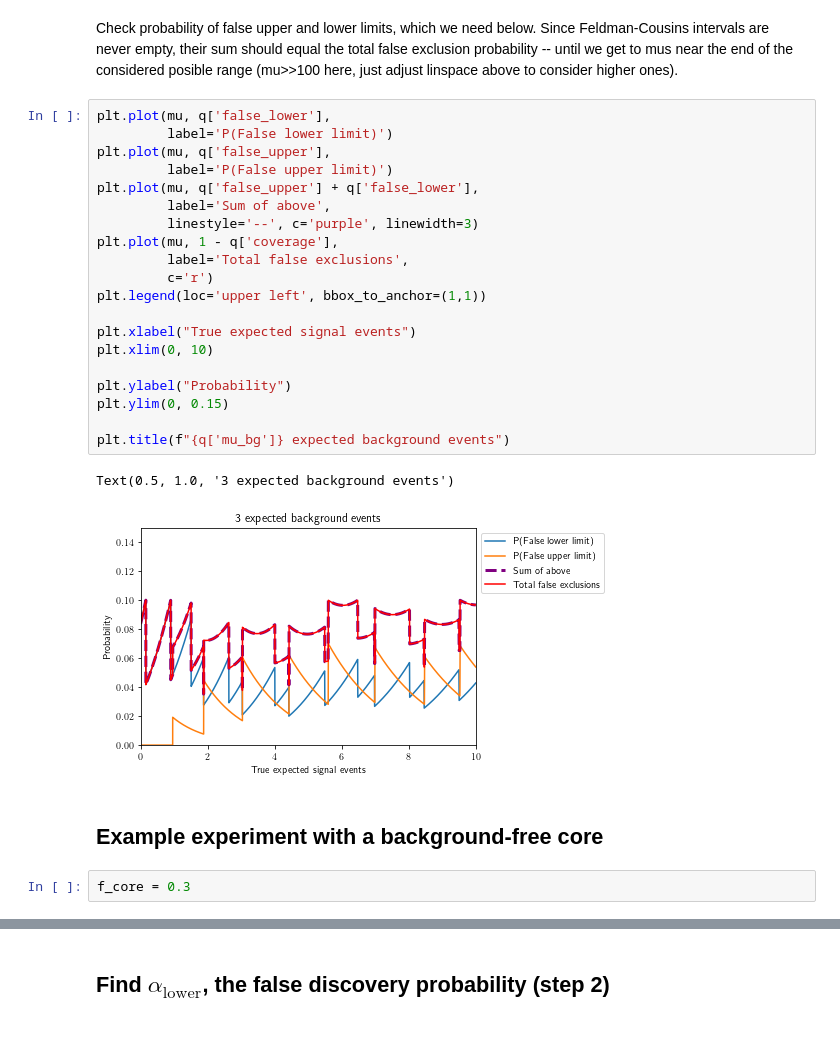
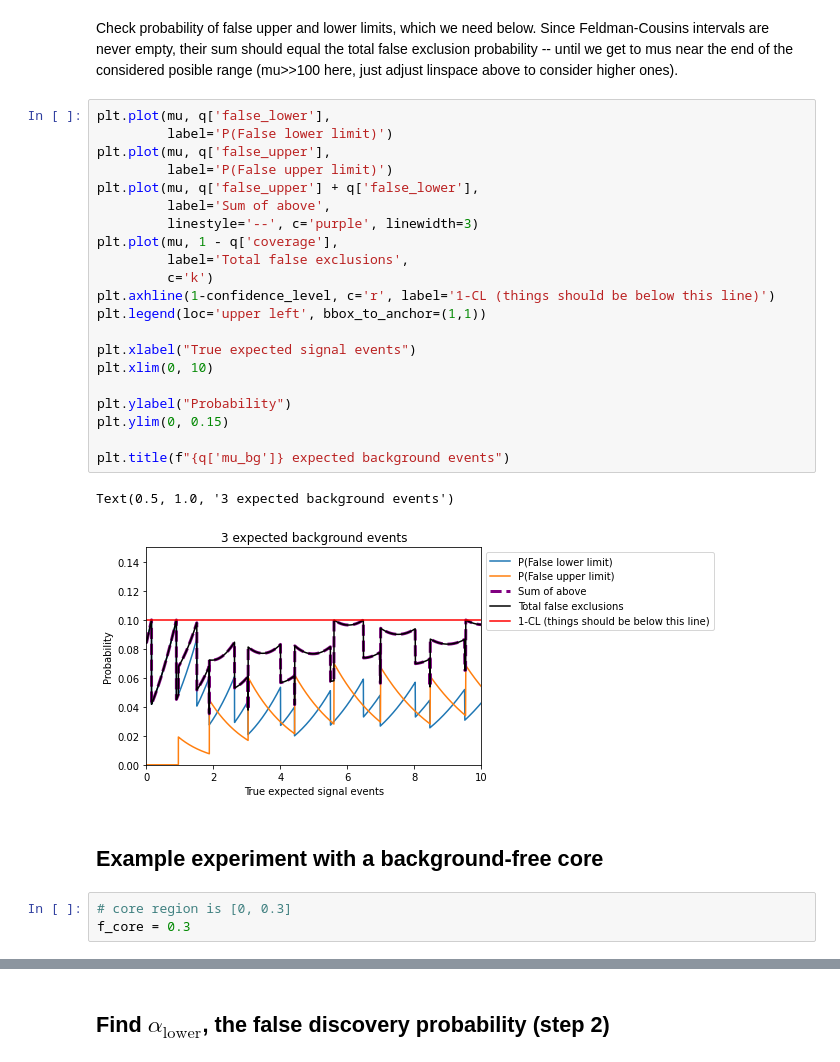
Before and after one commit to plt109/deficithawks, a Jupyter notebook: discovery.ipynb, the cells around one changed output, grey strips where cells are left out. Saved outputs shown, nothing was run; the diff lists cells and outputs as text; blank space fills up the shorter version.

```diff
--- a/discovery.ipynb
+++ b/discovery.ipynb
@@ -168,30 +215,32 @@ Check probability of false upper and lower limits, which we need below. Since Fe
 # %%
 plt.plot(mu, q['false_lower'],
          label='P(False lower limit)')
 plt.plot(mu, q['false_upper'],
          label='P(False upper limit)')
 plt.plot(mu, q['false_upper'] + q['false_lower'],
          label='Sum of above',
          linestyle='--', c='purple', linewidth=3)
 plt.plot(mu, 1 - q['coverage'],
          label='Total false exclusions',
-         c='r')
+         c='k')
+plt.axhline(1-confidence_level, c='r', label='1-CL (things should be below this line)')
 plt.legend(loc='upper left', bbox_to_anchor=(1,1))
 
 plt.xlabel("True expected signal events")
 plt.xlim(0, 10)
 
 plt.ylabel("Probability")
 plt.ylim(0, 0.15)
 
 plt.title(f"{q['mu_bg']} expected background events")
 # %% [output]
 Text(0.5, 1.0, '3 expected background events')
-[figure, old version]
+[figure, new version]
 # %% [markdown]
 ## Example experiment with a background-free core
-# %%
-f_core = 0.3
+# %%
+# core region is [0, 0.3]
+f_core = 0.3
 # %%
 # Example experiment, shifted to periphery
 # See cylinder.ipynb notebook
```
Also changed, not shown: parts of 28 cells of this notebook.
